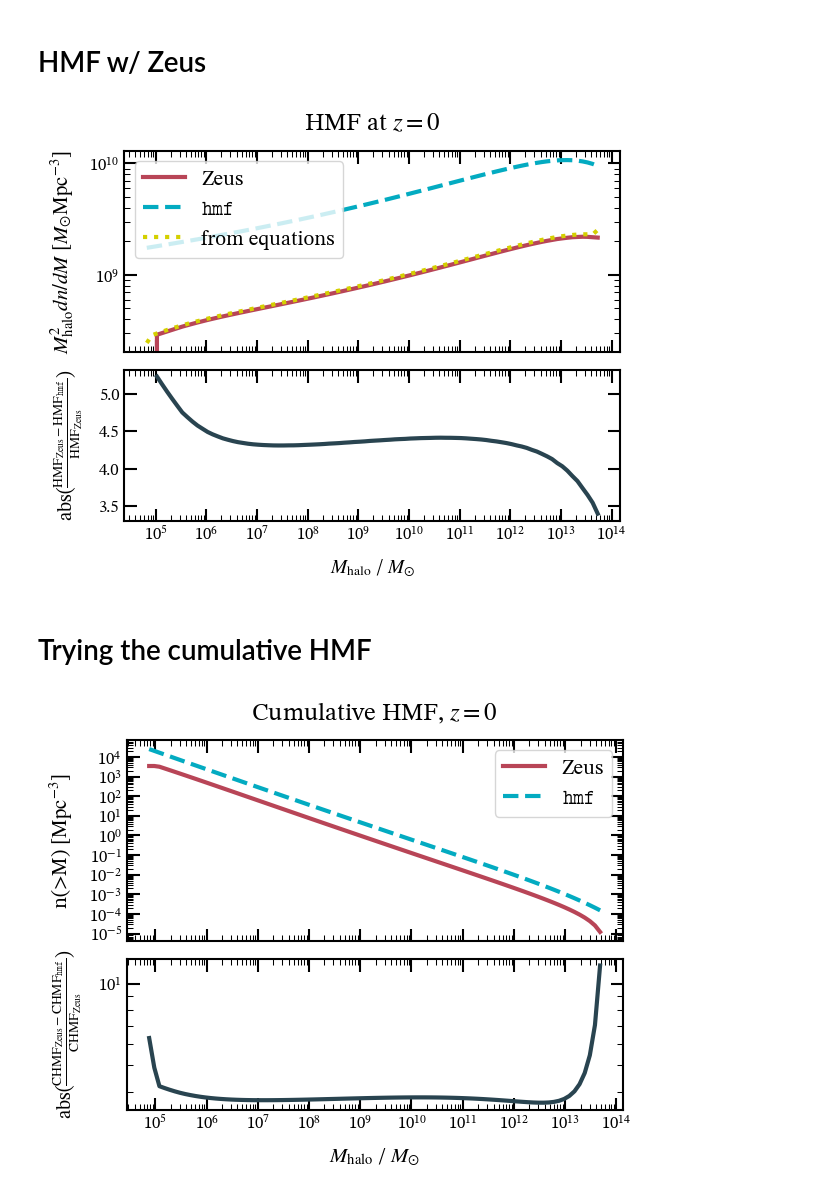
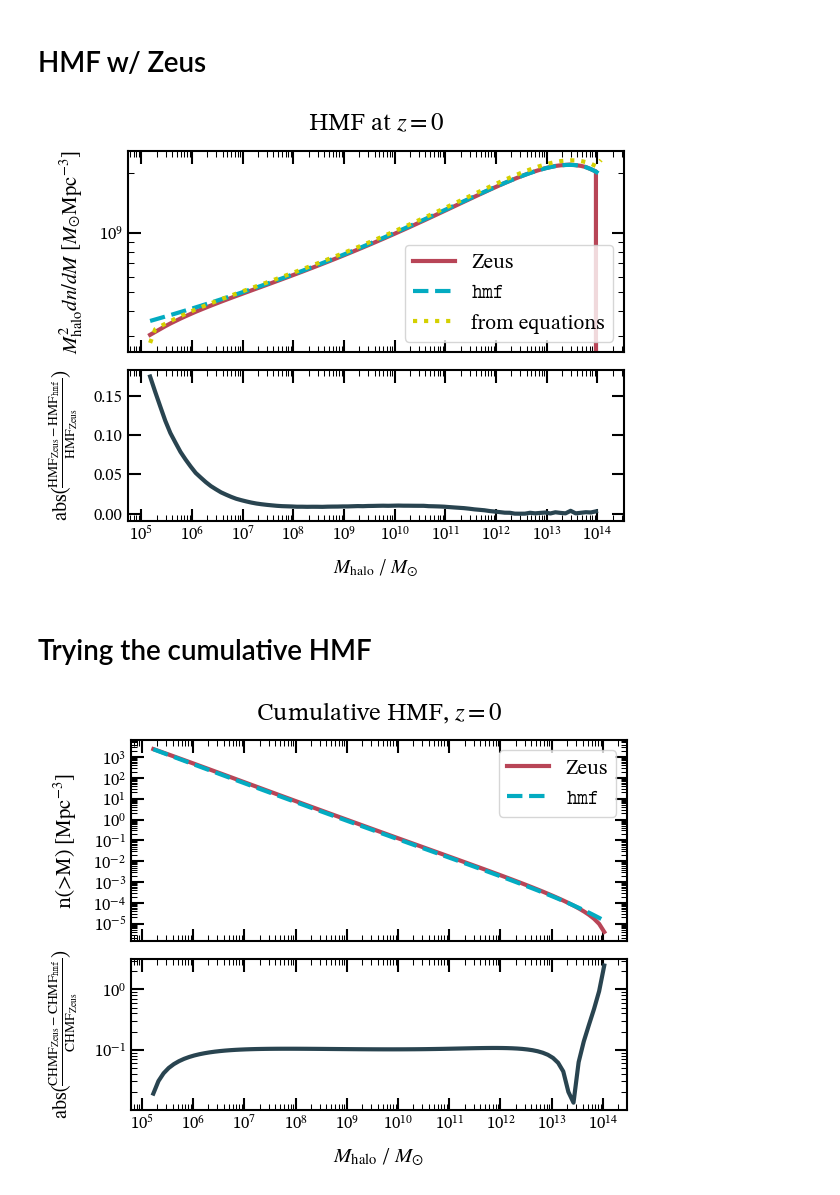
Before and after one commit to ebregou/modeling_stochasticity, a Jupyter notebook: notebooks/hmf.ipynb, the cells around one changed output. Drawn from its saved outputs; the diff is of its cells as text; code cells hidden in the pictures.

```diff
--- a/notebooks/hmf.ipynb
+++ b/notebooks/hmf.ipynb
@@ -337,22 +337,22 @@ Text(0.5, 1.0, 'Comparing ST HMF, $z=0$')
 # HMF w/ Zeus
 # %%
 hmf_comp = hmf.hmf.MassFunction(Mmin = 5, Mmax = 14, dlog10m = .1, hmf_model = 'ST', z = z)
-input_mass = hmf_comp.m*h # HMF default is mass in M_sun/h
+input_mass = hmf_comp.m/h # HMF default is mass in M_sun/h, so you divide by your value of h to get M_sun
 # %%
 hmf_zeus = HMFintclass.HMF_int(input_mass, z)
 # %%
 HMF_ST_eq = calc_HMF_ST(input_mass, k, cosmo, z)/input_mass # This is dn/dlnM by default, so we divide by M to make it dn/dM
 # %%
-fig, axs = percent_diff_plot(input_mass, y0 = hmf_zeus*input_mass**2,y1 = (hmf_comp.dndm/h**(4))*input_mass**2,
+fig, axs = percent_diff_plot(input_mass, y0 = hmf_zeus*input_mass**2,y1 = (hmf_comp.dndm*h**(4))*input_mass**2,
                             labels = ['Zeus', r'$\tt{hmf}$', 'from equations'], other_data = [HMF_ST_eq*input_mass**2])
 axs[0].set_ylabel(r'$M_{\rm{halo}}^2 dn/dM$ [$M_{\odot}\rm{Mpc}^{-3}$]')
 axs[1].set_xlabel(r'$M_{\rm{halo}}$ / $M_{\odot}$', fontsize = 14)
 axs[1].set_ylabel(r'abs($\frac{\rm{HMF}_{\rm{Zeus}} - \rm{HMF}_{\tt{hmf}}}{\rm{HMF}_{\rm{Zeus}}}$)', fontsize = 14)
 axs[0].set_title(f'HMF at $z={z}$')
 
-fig.savefig('/Users/eb35267/Desktop/figures/problems/hmf_comparison.png', bbox_inches = 'tight')
+#fig.savefig('/Users/eb35267/Desktop/figures/problems/hmf_comparison.png', bbox_inches = 'tight')
 # %% [output]
-[figure, old version]
+[figure, new version]
 # %% [markdown]
 # Trying the cumulative HMF
 # %%
@@ -360,7 +360,7 @@ add = np.trapz(HMFintclass.HMF_int(np.logspace(14, 19, 100), z), np.logspace(14,
 zeus_chmf = (-integrate.cumulative_trapezoid(hmf_zeus[::-1], input_mass[::-1]) + add)[::-1]
 # %%
 avg_mass = (input_mass[1:]+input_mass[:-1])/2
-avg_chmf = ((hmf_comp.ngtm/h**3)[1:] + (hmf_comp.ngtm/h**3)[:-1]) / 2
+avg_chmf = ((hmf_comp.ngtm*h**3)[1:] + (hmf_comp.ngtm*h**3)[:-1]) / 2
 fig, ax = percent_diff_plot(avg_mass, zeus_chmf, avg_chmf, labels = ['Zeus', r'$\tt{hmf}$'])
 ax[0].set_xscale('log')
 ax[0].set_yscale('log')
@@ -370,6 +370,6 @@ ax[0].set_title(f'Cumulative HMF, $z={z}$')
 ax[1].set_ylabel(r'abs($\frac{\rm{CHMF}_{\rm{Zeus}} - \rm{CHMF}_{\tt{hmf}}}{\rm{CHMF}_{\rm{Zeus}}}$)', fontsize = 14)
 ax[1].set_yscale('log')
 
-fig.savefig('/Users/eb35267/Desktop/figures/problems/chmf.png', bbox_inches = 'tight')
+#fig.savefig('/Users/eb35267/Desktop/figures/problems/chmf.png', bbox_inches = 'tight')
 # %% [output]
-[figure, old version]
+[figure, new version]
```
Also changed, not shown: parts of 3 cells of this notebook, 3 other files.
